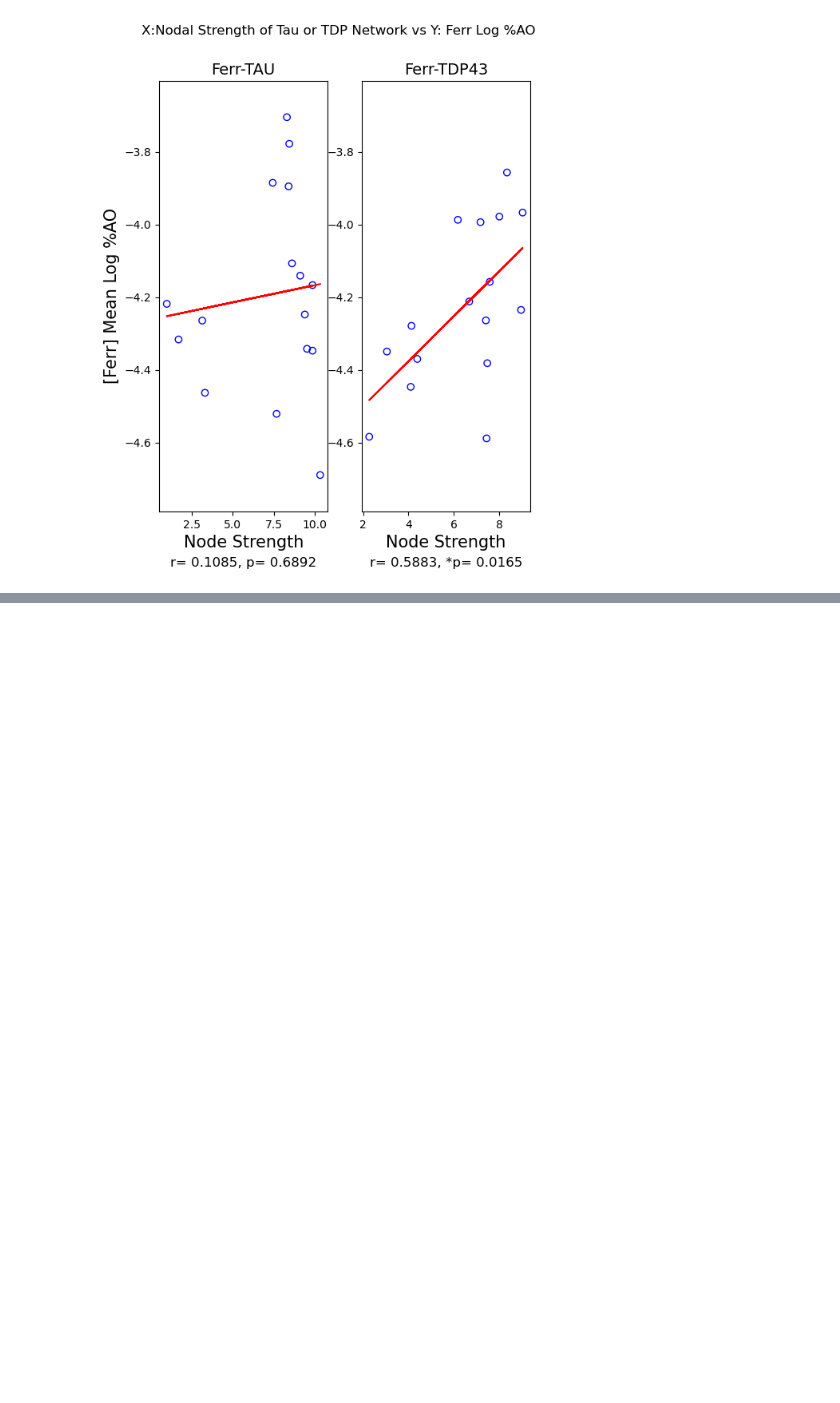
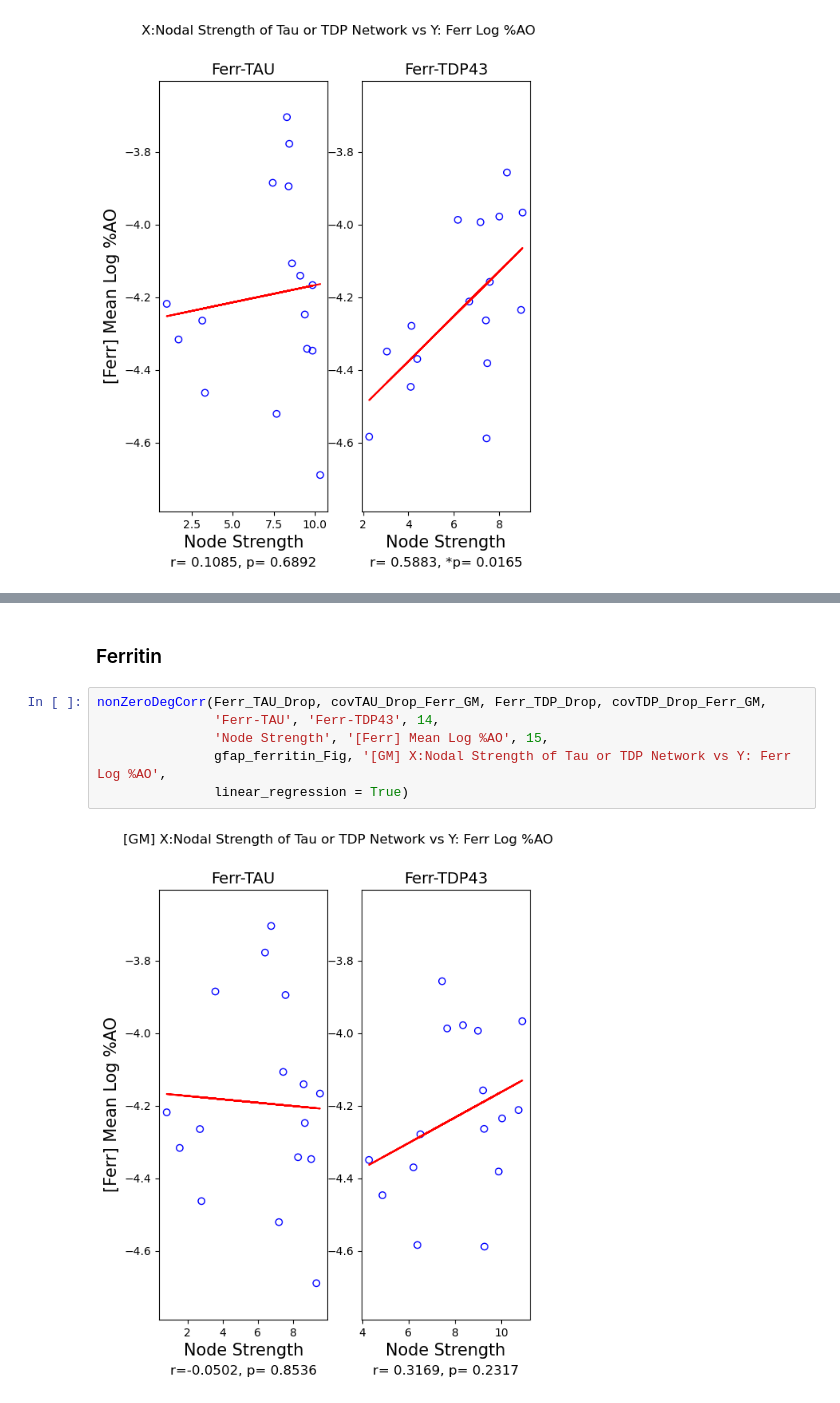
Before and after one commit to dontminchenit/mBIN, a Jupyter notebook: FTD_JupyterNotebook/GFAP_Ferritin_Analysis/[3] Nodal Strength vs Log %AO.ipynb, the cells around one changed output, grey strips where cells are left out. Cells and saved outputs as stored; diff of their text form; blank space fills up the shorter version.

```diff
--- a/FTD_JupyterNotebook/GFAP_Ferritin_Analysis/[3] Nodal Strength vs Log %AO.ipynb
+++ b/FTD_JupyterNotebook/GFAP_Ferritin_Analysis/[3] Nodal Strength vs Log %AO.ipynb
@@ -340,0 +392,10 @@ nonZeroDegCorr(Ferr_TAU_Drop, cov_TAU_Drop_Ferr, Ferr_TDP_Drop, cov_TDP_Drop_Fer
+# %% [markdown]
+### Ferritin
+# %%
+nonZeroDegCorr(Ferr_TAU_Drop, covTAU_Drop_Ferr_GM, Ferr_TDP_Drop, covTDP_Drop_Ferr_GM,
+               'Ferr-TAU', 'Ferr-TDP43', 14,
+               'Node Strength', '[Ferr] Mean Log %AO', 15,
+               gfap_ferritin_Fig, '[GM] X:Nodal Strength of Tau or TDP Network vs Y: Ferr Log %AO',
+               linear_regression = True)
+# %% [output]
+[figure, added]
```
Also changed, not shown: parts of 14 cells of this notebook, 36 other files.
